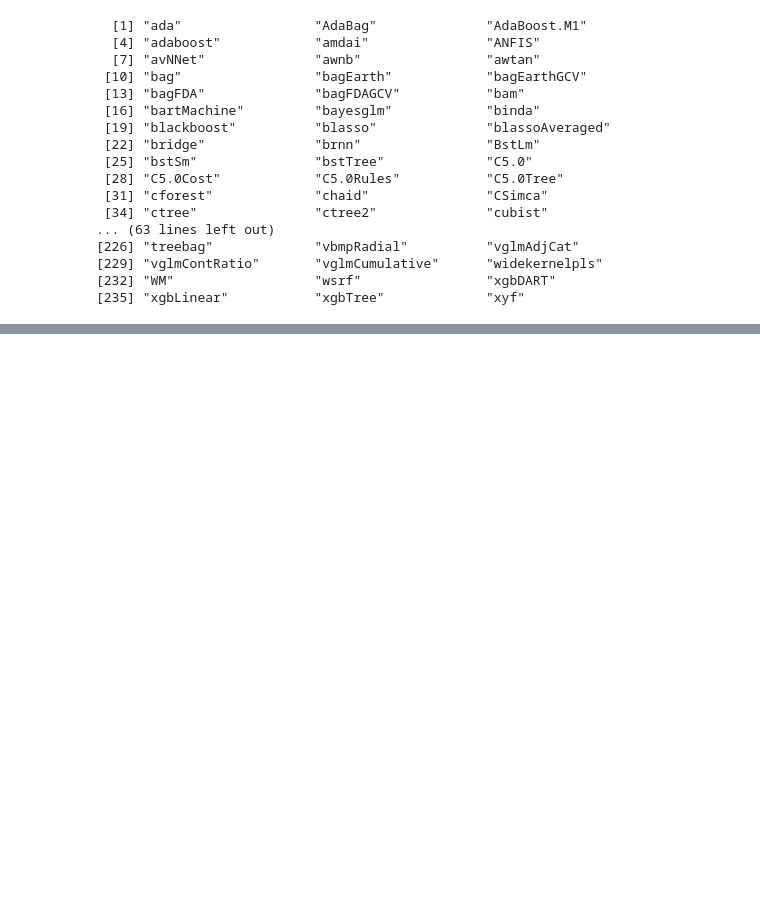
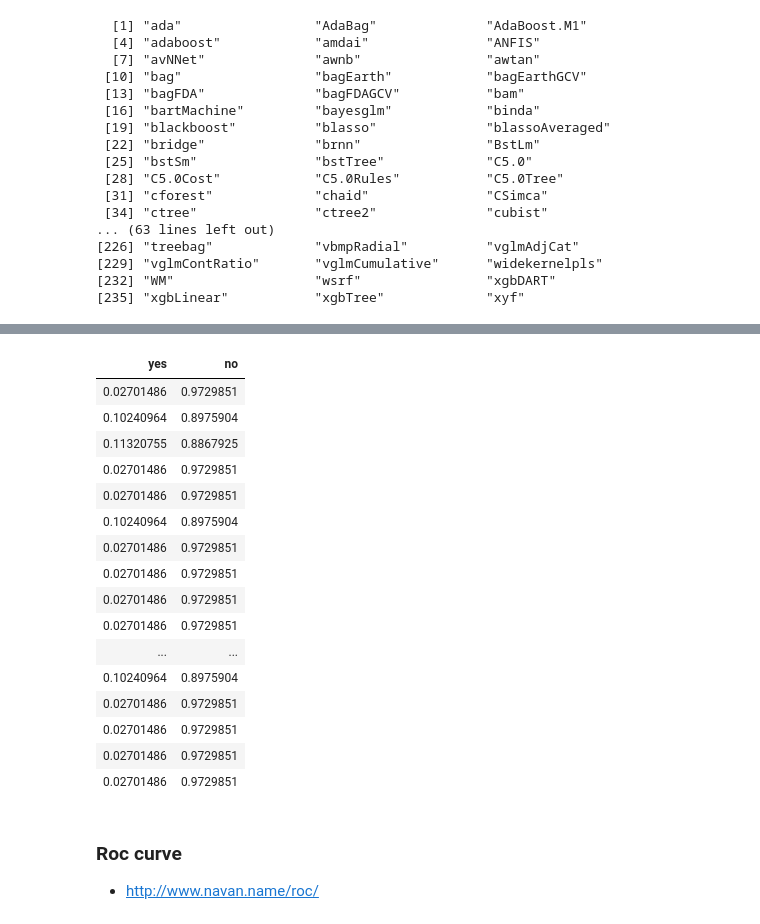
Before and after one commit to YuHsuanLin/riii, a Jupyter notebook: cb102/cb102_20180821.ipynb, the cells around one changed output, grey strips where cells are left out. Saved outputs shown, nothing was run; the diff lists cells and outputs as text; code cells hidden in the pictures; blank space fills up the shorter version.

```diff
--- a/cb102/cb102_20180821.ipynb
+++ b/cb102/cb102_20180821.ipynb
@@ -534,0 +547,23 @@ function (x) x[order(x[, 1], decreasing = TRUE), ]
+# %%
+predict(rpart_model,churnTest,type='prob')
+# %% [output]
+| yes | no |
+| 0.02701486 | 0.9729851 |
+| 0.10240964 | 0.8975904 |
+| 0.11320755 | 0.8867925 |
+| 0.02701486 | 0.9729851 |
+| 0.02701486 | 0.9729851 |
+| 0.10240964 | 0.8975904 |
+| 0.02701486 | 0.9729851 |
+| 0.02701486 | 0.9729851 |
+| 0.02701486 | 0.9729851 |
+| 0.02701486 | 0.9729851 |
+| ... | ... |
+| 0.10240964 | 0.8975904 |
+| 0.02701486 | 0.9729851 |
+| 0.02701486 | 0.9729851 |
+| 0.02701486 | 0.9729851 |
+| 0.02701486 | 0.9729851 |
+# %% [markdown]
+### Roc curve
+- http://www.navan.name/roc/
```
Also changed, not shown: parts of 15 cells of this notebook.
